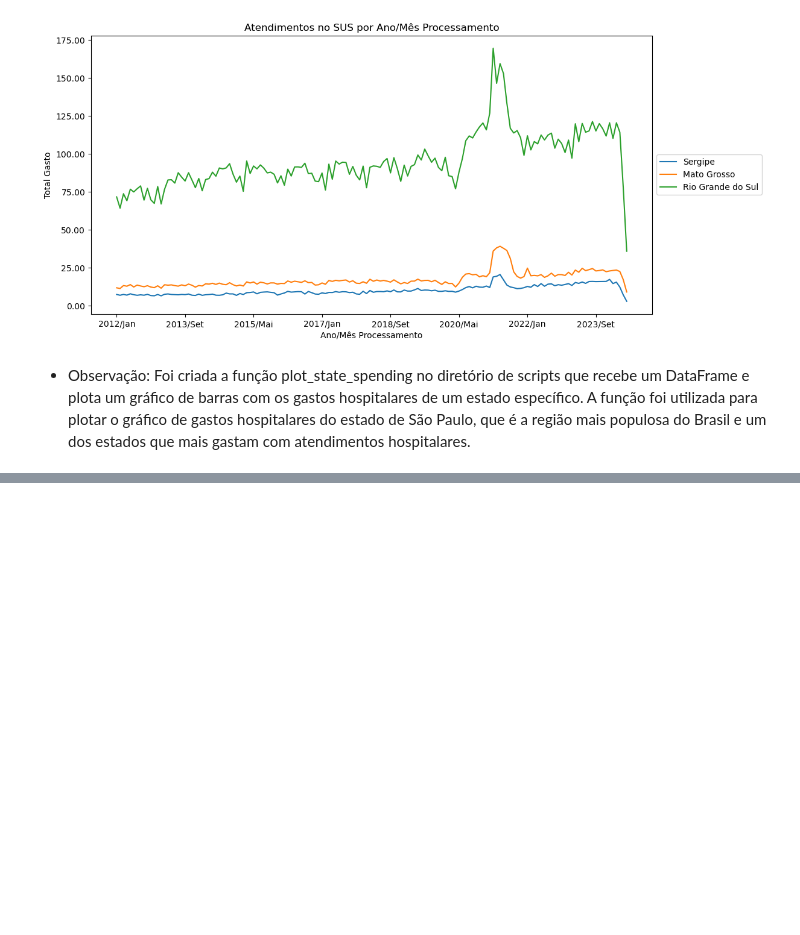
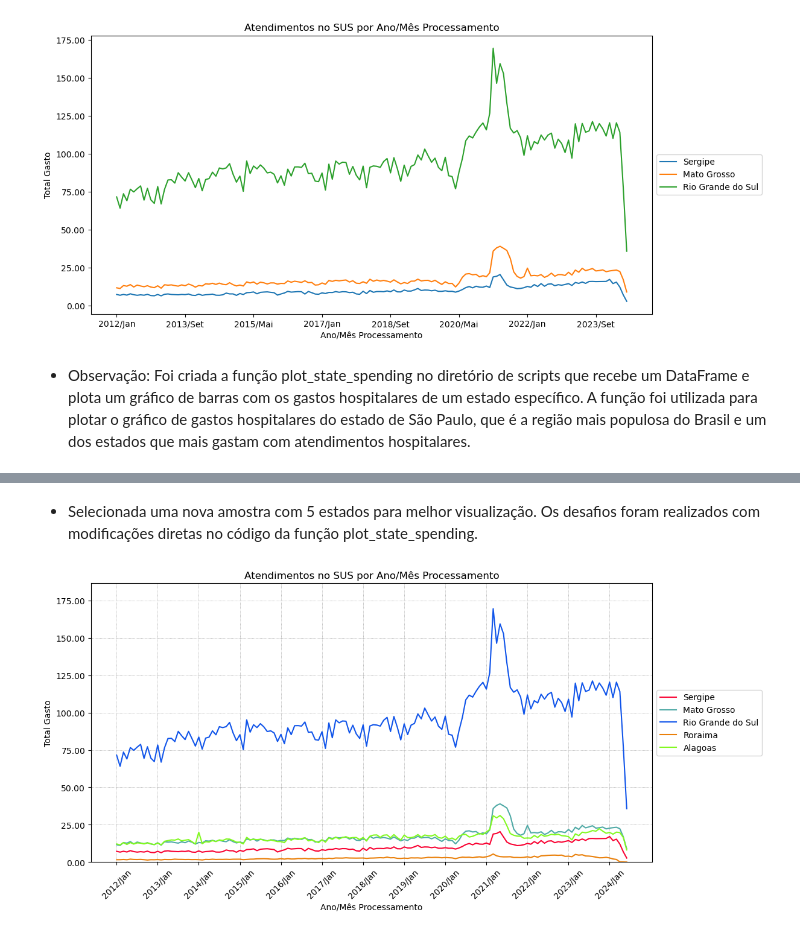
Before and after one commit to janainacazuza/Data-Analytics-FIAP-Pos-Thech, a Jupyter notebook: fase_01/notebooks/exploration/02_aih_atend.ipynb, the cells around one changed output, grey strips where cells are left out. Saved outputs shown, nothing was run; the diff lists cells and outputs as text; code cells hidden in the pictures; blank space fills up the shorter version.

```diff
--- a/fase_01/notebooks/exploration/02_aih_atend.ipynb
+++ b/fase_01/notebooks/exploration/02_aih_atend.ipynb
@@ -703,0 +712,8 @@ plot_state_spending(amostra_plot[meses_fitrados].head(3))
+# %% [markdown]
+* Selecionada uma nova amostra com 5 estados para melhor visualização. Os desafios foram realizados com modificações diretas no código da função plot_state_spending.
+# %%
+amostra2_plot = df_atendimento_clean.loc[estados].drop('Região', axis=1)
+amostra2_plot = amostra2_plot/1000000
+plot_state_spending(amostra2_plot[meses_fitrados].head(5))
+# %% [output]
+[figure, added]
```
Also changed, not shown: parts of 4 cells of this notebook, 2 other files.
